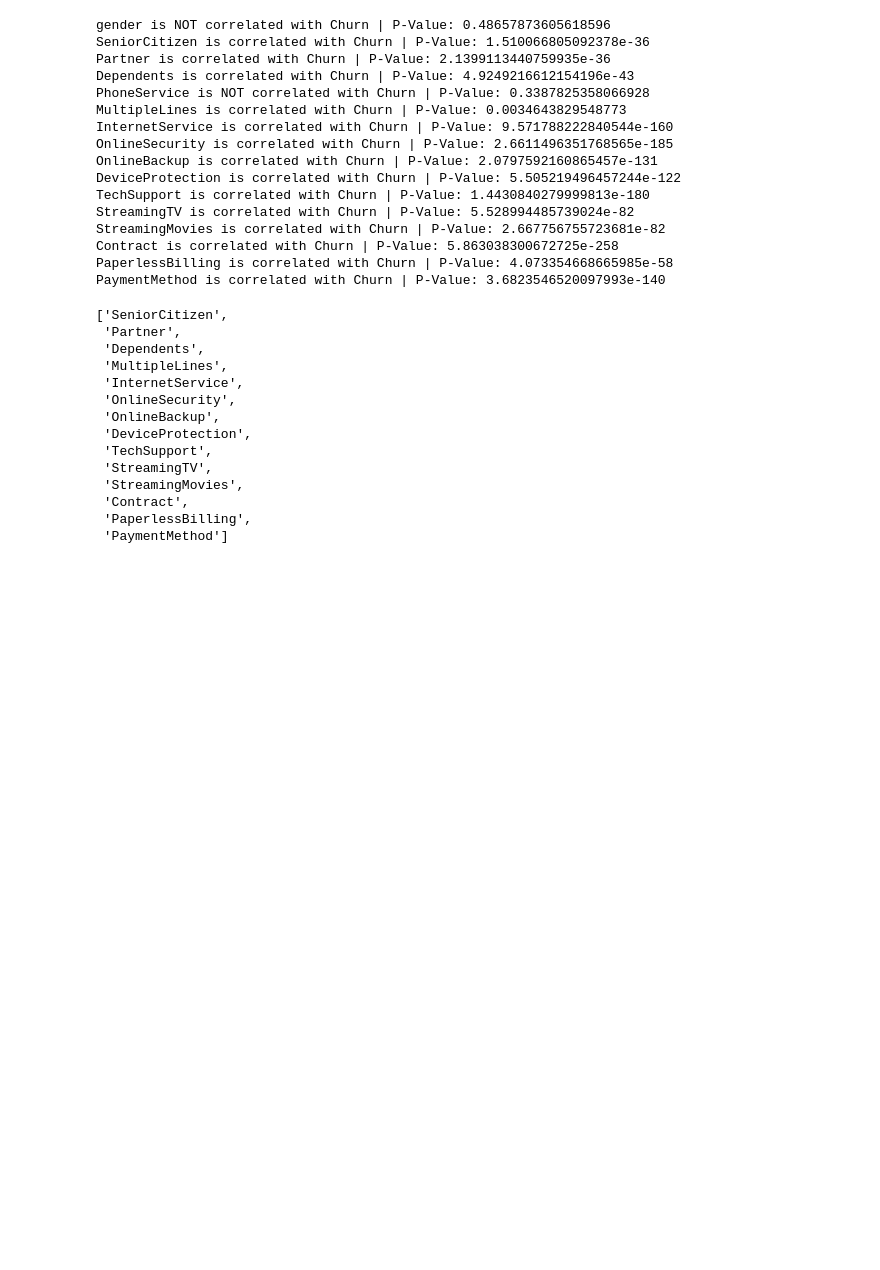
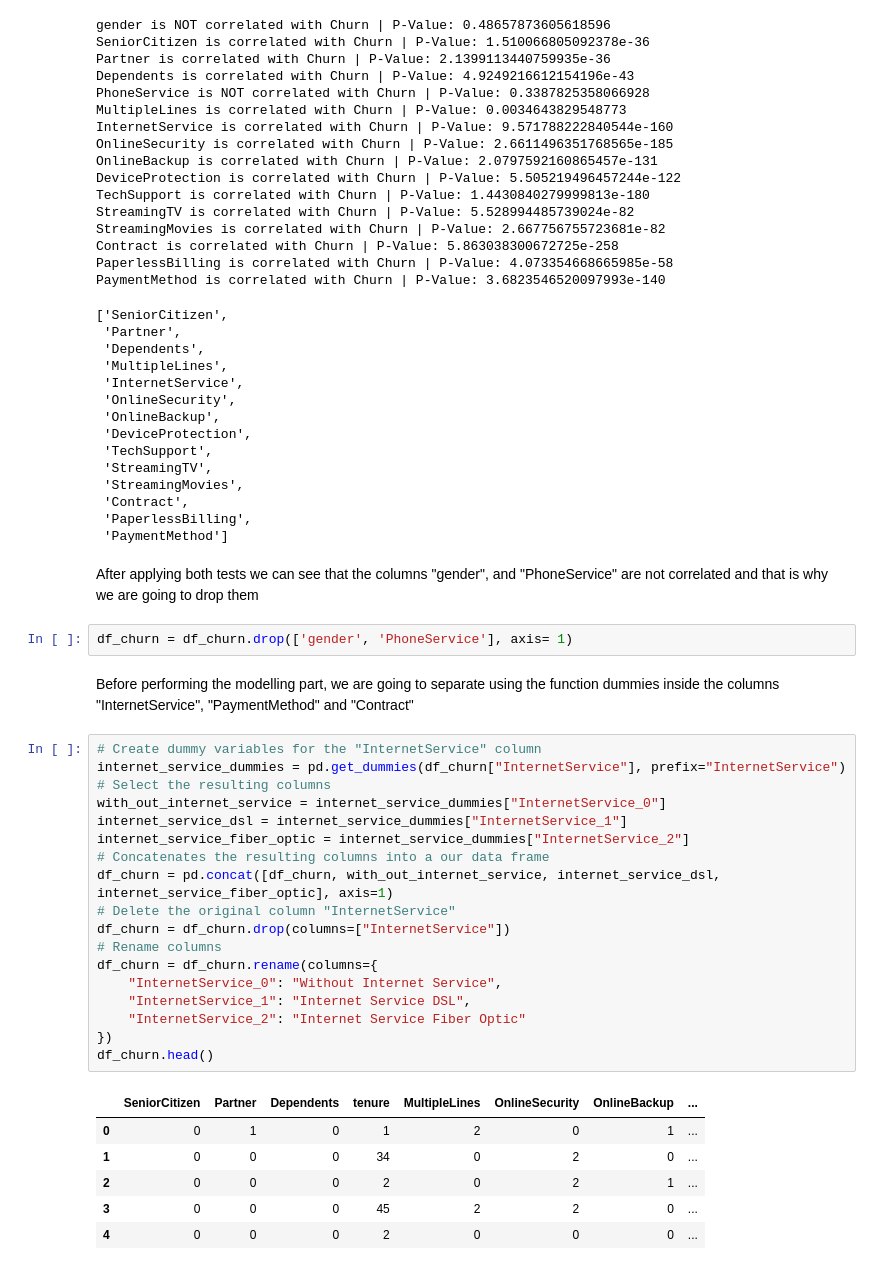
Before and after one commit to mijailbv/Churn_Prediction-Strategic_Thinking, a Jupyter notebook: Oficial.ipynb, the cells around one changed output. Saved outputs shown, nothing was run; the diff lists cells and outputs as text; blank space fills up the shorter version.

Commit message:
adding dummies into the variables
I took a look and exploded into dummies variables to start the modelling part

```diff
--- a/Oficial.ipynb
+++ b/Oficial.ipynb
@@ -547,3 +547,34 @@ PaymentMethod is correlated with Churn | P-Value: 3.6823546520097993e-140
  'Contract',
  'PaperlessBilling',
  'PaymentMethod']
+# %% [markdown]
+After applying both tests we can see that the columns "gender", and "PhoneService" are not correlated and that is why we are going to drop them
+# %%
+df_churn = df_churn.drop(['gender', 'PhoneService'], axis= 1)
+# %% [markdown]
+Before performing the modelling part, we are going to separate using the function dummies inside the columns "InternetService", "PaymentMethod" and "Contract"
+# %%
+# Create dummy variables for the "InternetService" column
+internet_service_dummies = pd.get_dummies(df_churn["InternetService"], prefix="InternetService")
+# Select the resulting columns
+with_out_internet_service = internet_service_dummies["InternetService_0"]
+internet_service_dsl = internet_service_dummies["InternetService_1"]
+internet_service_fiber_optic = internet_service_dummies["InternetService_2"]
+# Concatenates the resulting columns into a our data frame
+df_churn = pd.concat([df_churn, with_out_internet_service, internet_service_dsl, internet_service_fiber_optic], axis=1)
+# Delete the original column "InternetService"
+df_churn = df_churn.drop(columns=["InternetService"])
+# Rename columns
+df_churn = df_churn.rename(columns={
+    "InternetService_0": "Without Internet Service",
+    "InternetService_1": "Internet Service DSL",
+    "InternetService_2": "Internet Service Fiber Optic"
+})
+df_churn.head()
+# %% [output]
+|  | SeniorCitizen | Partner | Dependents | tenure | MultipleLines | OnlineSecurity | OnlineBackup | ... |
+| 0 | 0 | 1 | 0 | 1 | 2 | 0 | 1 | ... |
+| 1 | 0 | 0 | 0 | 34 | 0 | 2 | 0 | ... |
+| 2 | 0 | 0 | 0 | 2 | 0 | 2 | 1 | ... |
+| 3 | 0 | 0 | 0 | 45 | 2 | 2 | 0 | ... |
+| 4 | 0 | 0 | 0 | 2 | 0 | 0 | 0 | ... |
```
Also changed, not shown: parts of 4 cells of this notebook.
